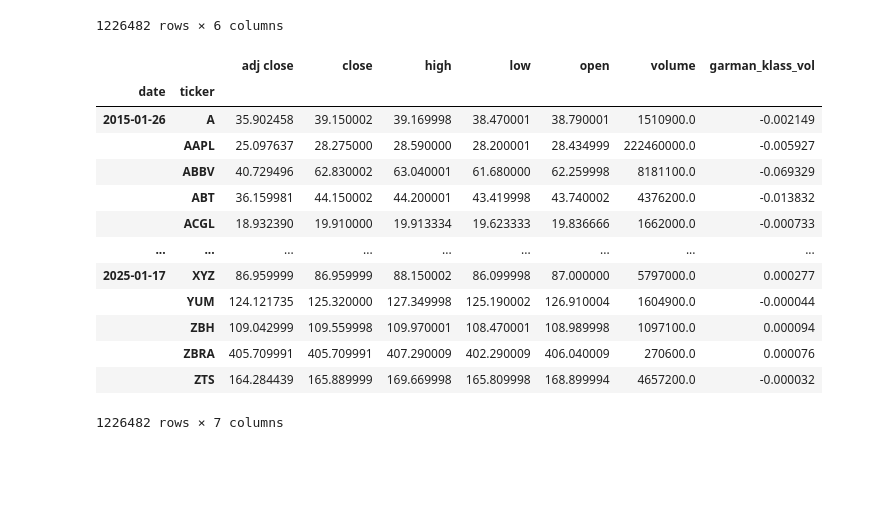
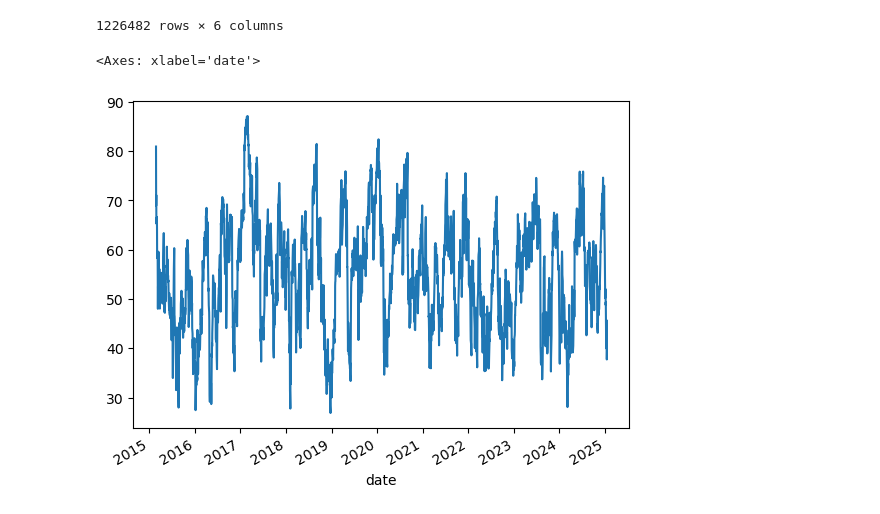
Before and after one commit to enverchowdhury0219/unsupervised-trading, a Jupyter notebook: strategy.ipynb, the cells around one changed output. Cells and saved outputs as stored; diff of their text form; code cells hidden in the pictures; blank space fills up the shorter version.

Commit message:
get the rsi working with plot test

```diff
--- a/strategy.ipynb
+++ b/strategy.ipynb
@@ -60,20 +60,12 @@ df
 1226482 rows × 6 columns
 # %%
 # calculate the Garman - Klass Volatility
-df['garman_klass_vol'] = ((np.log(df['high']) - np.log(df['low']))**2) / 2 - (2*np.log(2) - 1) * (np.log(df['adj close']) - np.log(df['open']))**2
-df
+# df['garman_klass_vol'] = ((np.log(df['high']) - np.log(df['low']))**2) / 2 - (2*np.log(2) - 1) * (np.log(df['adj close']) - np.log(df['open']))**2
+
+# df['rsi'] = df.groupby(level = 1)['adj close'].transform(lambda x: pandas_ta.rsi(close=x, length=20))
+
+
+df.xs('AAPL', level=1)['rsi'].plot()
 # %% [output]
-|  |  | adj close | close | high | low | open | volume | garman_klass_vol |
-| date | ticker |  |  |  |  |  |  |  |
-| 2015-01-26 | A | 35.902458 | 39.150002 | 39.169998 | 38.470001 | 38.790001 | 1510900.0 | -0.002149 |
-|  | AAPL | 25.097637 | 28.275000 | 28.590000 | 28.200001 | 28.434999 | 222460000.0 | -0.005927 |
-|  | ABBV | 40.729496 | 62.830002 | 63.040001 | 61.680000 | 62.259998 | 8181100.0 | -0.069329 |
-|  | ABT | 36.159981 | 44.150002 | 44.200001 | 43.419998 | 43.740002 | 4376200.0 | -0.013832 |
-|  | ACGL | 18.932390 | 19.910000 | 19.913334 | 19.623333 | 19.836666 | 1662000.0 | -0.000733 |
-| ... | ... | ... | ... | ... | ... | ... | ... | ... |
-| 2025-01-17 | XYZ | 86.959999 | 86.959999 | 88.150002 | 86.099998 | 87.000000 | 5797000.0 | 0.000277 |
-|  | YUM | 124.121735 | 125.320000 | 127.349998 | 125.190002 | 126.910004 | 1604900.0 | -0.000044 |
-|  | ZBH | 109.042999 | 109.559998 | 109.970001 | 108.470001 | 108.989998 | 1097100.0 | 0.000094 |
-|  | ZBRA | 405.709991 | 405.709991 | 407.290009 | 402.290009 | 406.040009 | 270600.0 | 0.000076 |
-|  | ZTS | 164.284439 | 165.889999 | 169.669998 | 165.809998 | 168.899994 | 4657200.0 | -0.000032 |
-1226482 rows × 7 columns
+<Axes: xlabel='date'>
+[figure, added]
```
